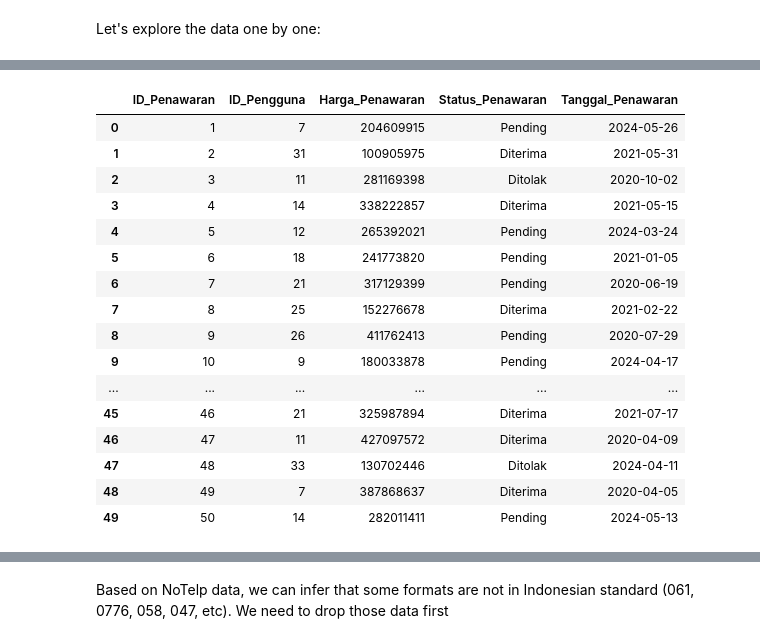
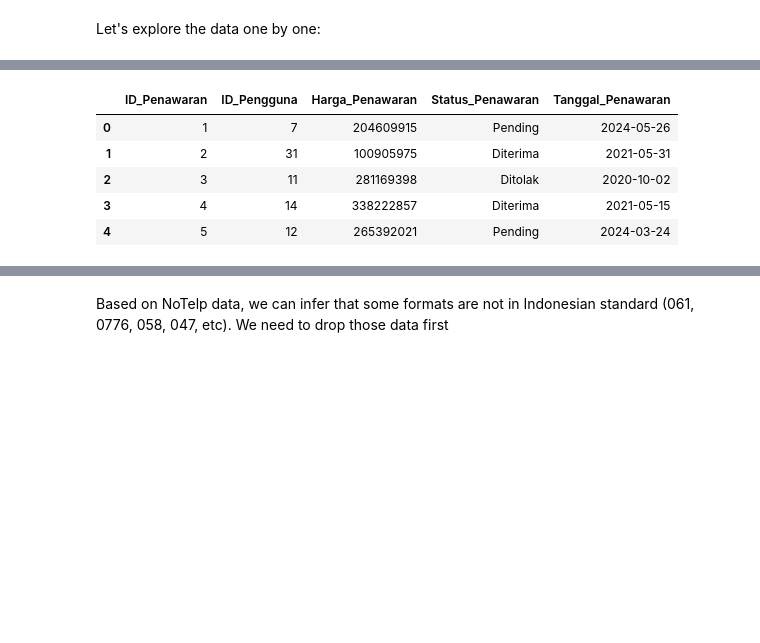
Before and after one commit to rzkybagaskara/bronze-dwh, a Jupyter notebook: notebook.ipynb, the cells around one changed output, grey strips where cells are left out. Saved outputs shown, nothing was run; the diff lists cells and outputs as text; code cells hidden in the pictures; blank space fills up the shorter version.

Commit message:
load + checked the data from the SQL Tables

```diff
--- a/notebook.ipynb
+++ b/notebook.ipynb
@@ -73,22 +50,11 @@ detail_iklan_data
 # %%
-penawaran_data = pd.read_csv('data_source/penawaran.csv', sep=';')
-penawaran_data
+penawaran_data = pd.read_csv('data_source/penawaran.csv', sep=';', parse_dates=['Tanggal_Penawaran'])
+penawaran_data.head(5)
 # %% [output]
 |  | ID_Penawaran | ID_Pengguna | Harga_Penawaran | Status_Penawaran | Tanggal_Penawaran |
 | 0 | 1 | 7 | 204609915 | Pending | 2024-05-26 |
 | 1 | 2 | 31 | 100905975 | Diterima | 2021-05-31 |
 | 2 | 3 | 11 | 281169398 | Ditolak | 2020-10-02 |
 | 3 | 4 | 14 | 338222857 | Diterima | 2021-05-15 |
 | 4 | 5 | 12 | 265392021 | Pending | 2024-03-24 |
-| 5 | 6 | 18 | 241773820 | Pending | 2021-01-05 |
-| 6 | 7 | 21 | 317129399 | Pending | 2020-06-19 |
-| 7 | 8 | 25 | 152276678 | Diterima | 2021-02-22 |
-| 8 | 9 | 26 | 411762413 | Pending | 2020-07-29 |
-| 9 | 10 | 9 | 180033878 | Pending | 2024-04-17 |
-| ... | ... | ... | ... | ... | ... |
-| 45 | 46 | 21 | 325987894 | Diterima | 2021-07-17 |
-| 46 | 47 | 11 | 427097572 | Diterima | 2020-04-09 |
-| 47 | 48 | 33 | 130702446 | Ditolak | 2024-04-11 |
-| 48 | 49 | 7 | 387868637 | Diterima | 2020-04-05 |
-| 49 | 50 | 14 | 282011411 | Pending | 2024-05-13 |
 # %%
```
Also changed, not shown: parts of 40 cells of this notebook.
